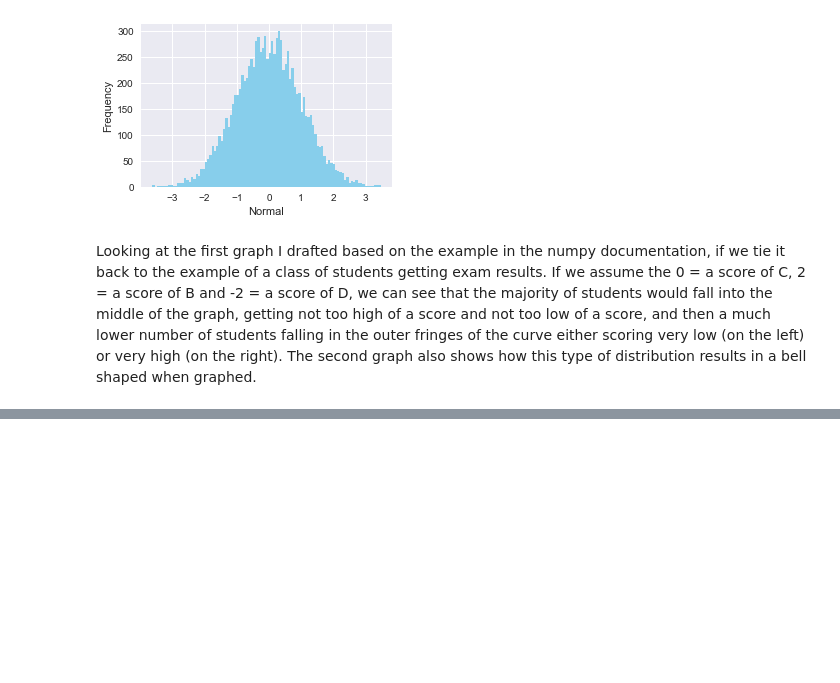
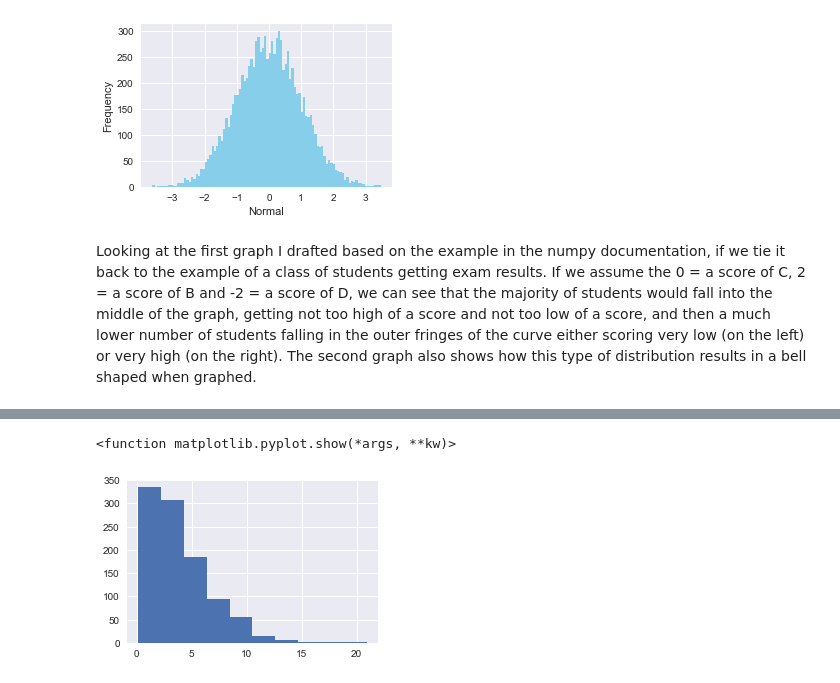
Before and after one commit to TommyVaughan/numpy-random, a Jupyter notebook: numpy-random.ipynb, the cells around one changed output, grey strips where cells are left out. Saved outputs shown, nothing was run; the diff lists cells and outputs as text; code cells hidden in the pictures; blank space fills up the shorter version.

Commit message:
A look at gamma distribution

```diff
--- a/numpy-random.ipynb
+++ b/numpy-random.ipynb
@@ -264,0 +273,8 @@ Looking at the first graph I drafted based on the example in the numpy documenta
+# %%
+shape, scale = 2., 2.  # mean=4, std=2*sqrt(2)
+s = np.random.gamma(shape, scale, 1000)
+plt.hist(s)
+plt.show
+# %% [output]
+<function matplotlib.pyplot.show(*args, **kw)>
+[figure, added]
```
Also changed, not shown: parts of 6 cells of this notebook.
